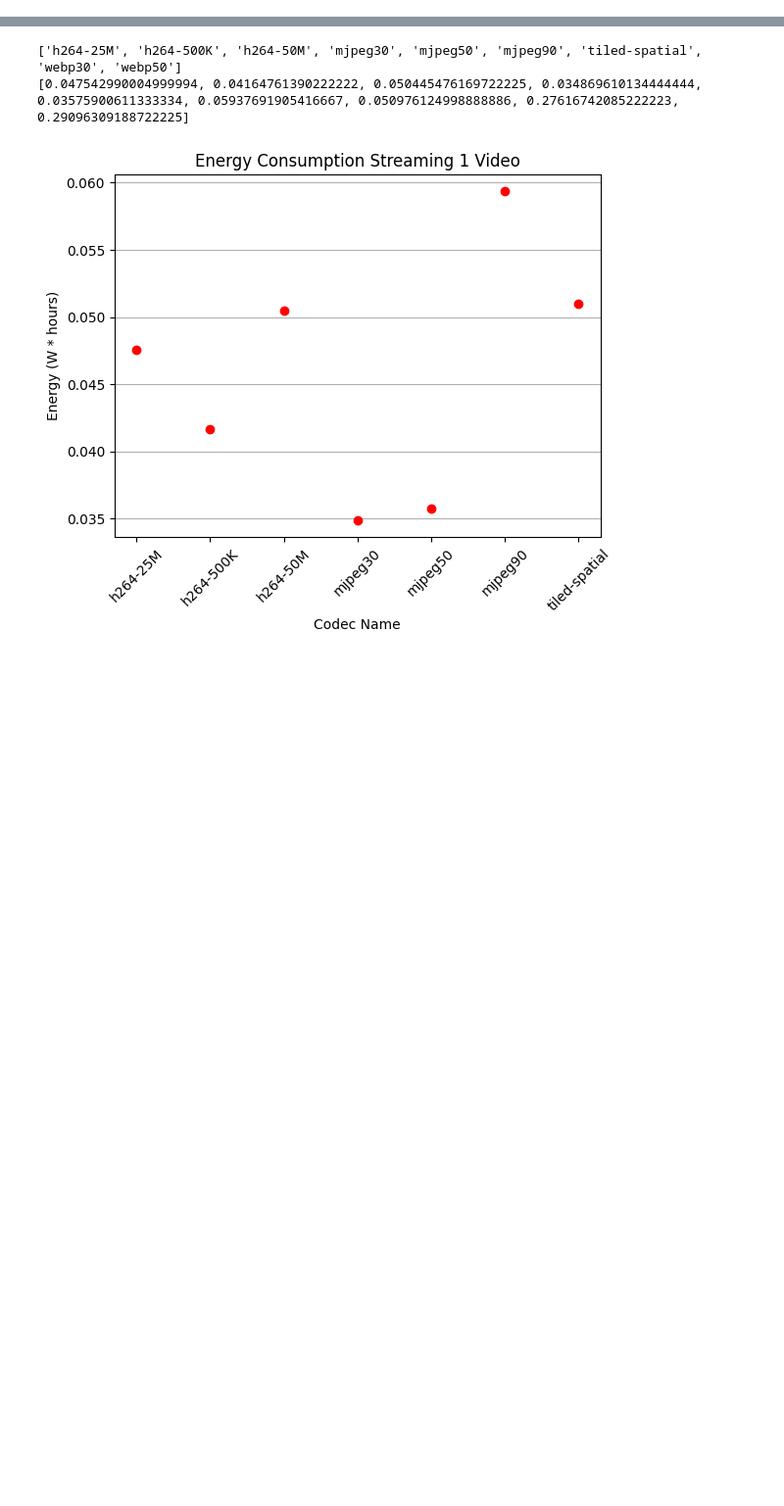
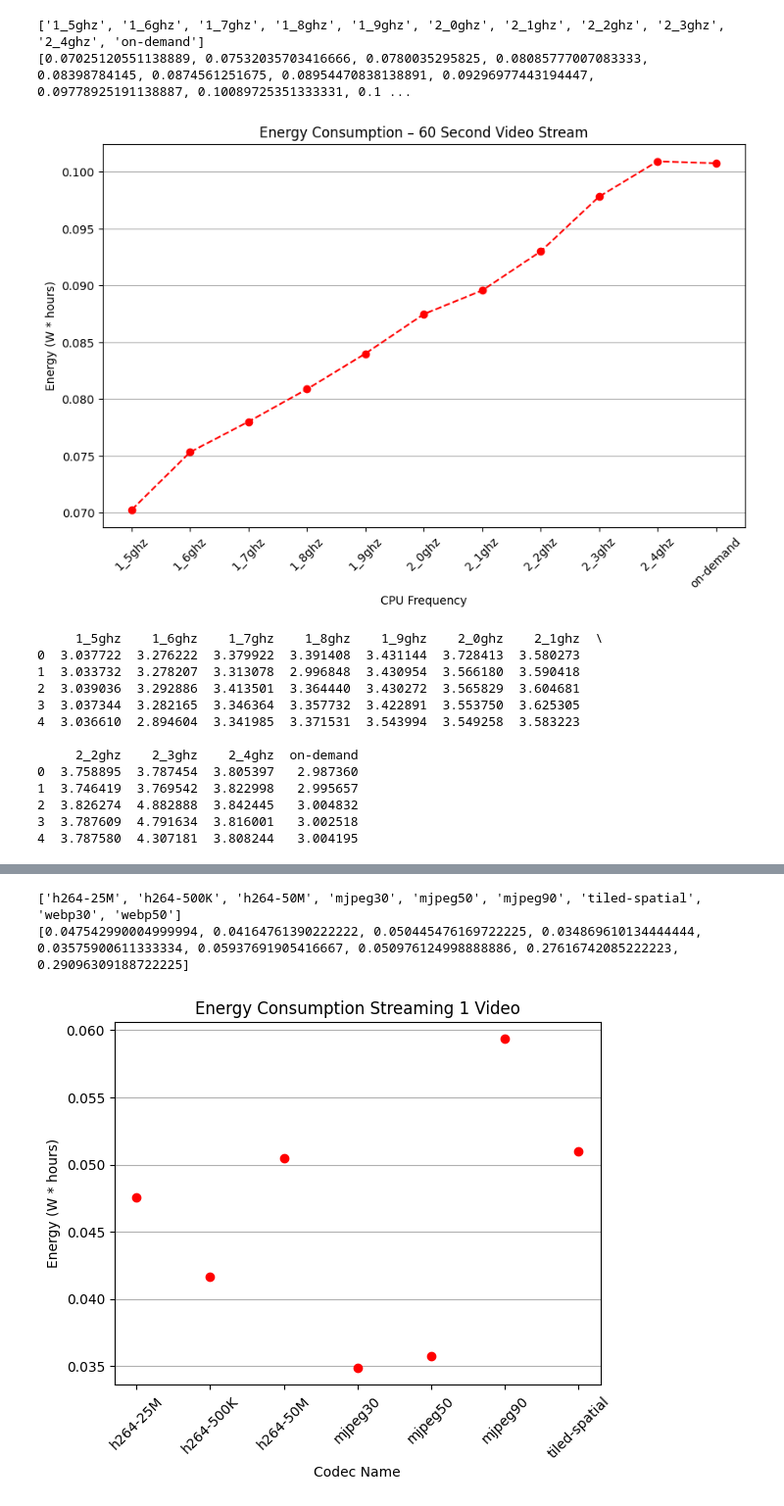
Before and after one commit to bencivjan/distributed-360-streaming, a Jupyter notebook: energy-experiments/viz.ipynb, the cells around one changed output, grey strips where cells are left out. Shown at 98% size. Drawn from its saved outputs; the diff is of its cells as text; code cells hidden in the pictures; blank space fills up the shorter version.

Commit message:
Save new graph

```diff
--- a/energy-experiments/viz.ipynb
+++ b/energy-experiments/viz.ipynb
@@ -28,3 +29,70 @@ def plot_experiment(path, title='Experiment _'):
 
     # Show the plot
     plt.show()
+# %%
+# Codec power over time (power * time)
+data_frames = []
+exp_names = []
+exp_avg_energy = []
+
+for i, file_name in enumerate(sorted(os.listdir('freq-data2')), start=1):
+    file_path = os.path.join('freq-data2', file_name)
+    data_frames.append(pd.read_excel(file_path, skiprows=range(0, 4)))
+    cur_df = data_frames[-1]
+    cur_df.columns = data_frames[-1].columns.str.strip()
+    exp_name = file_name.split('.')[0]
+    cur_df[exp_name] = cur_df['Voltage  (V)'] * cur_df['Current  (A)']
+    cur_df.drop(columns=['Time （s）', 'Voltage  (V)', 'Current  (A)'], inplace=True)
+
+    cur_df = cur_df.truncate(before=15, after=75)
+    exp_avg_energy.append(cur_df[exp_name].mean() * len(cur_df[exp_name]) / 3600)
+    exp_names.append(exp_name)
+
+print(exp_names)
+print(exp_avg_energy)
+
+plt.figure(figsize=(10, 6))
+plt.plot(exp_names, exp_avg_energy, 'ro--')
+plt.title('Energy Consumption – 60 Second Video Stream')
+plt.xticks(rotation=45)
+plt.xlabel('CPU Frequency')
+plt.ylabel('Energy (W * hours)')
+plt.grid(True, axis='y')
+
+# Show the plot
+plt.show()
+
+df = pd.concat(data_frames, axis=1)
+
+# Align experiment starting points
+print(df.head())
+
+# df = df.truncate(after=60)
+df.plot(kind='line', y=df.columns, figsize=(10, 6))
+
+# Customize the plot
+plt.title('Energy Consumption – 60 Second Video Stream')
+plt.xlabel('Time (s)')
+plt.ylabel('Power (W)')
+plt.grid(True, axis='y')
+plt.legend(title='Legend')
+
+# Show the plot
+plt.show()
+# %% [output]
+['1_5ghz', '1_6ghz', '1_7ghz', '1_8ghz', '1_9ghz', '2_0ghz', '2_1ghz', '2_2ghz', '2_3ghz', '2_4ghz', 'on-demand']
+[0.07025120551138889, 0.07532035703416666, 0.0780035295825, 0.08085777007083333, 0.08398784145, 0.0874561251675, 0.08954470838138891, 0.09296977443194447, 0.09778925191138887, 0.10089725351333331, 0.1 ...
+[figure, added]
+     1_5ghz    1_6ghz    1_7ghz    1_8ghz    1_9ghz    2_0ghz    2_1ghz  \
+0  3.037722  3.276222  3.379922  3.391408  3.431144  3.728413  3.580273
+1  3.033732  3.278207  3.313078  2.996848  3.430954  3.566180  3.590418
+2  3.039036  3.292886  3.413501  3.364440  3.430272  3.565829  3.604681
+3  3.037344  3.282165  3.346364  3.357732  3.422891  3.553750  3.625305
+4  3.036610  2.894604  3.341985  3.371531  3.543994  3.549258  3.583223
+
+     2_2ghz    2_3ghz    2_4ghz  on-demand
+0  3.758895  3.787454  3.805397   2.987360
+1  3.746419  3.769542  3.822998   2.995657
+2  3.826274  4.882888  3.842445   3.004832
+3  3.787609  4.791634  3.816001   3.002518
+4  3.787580  4.307181  3.808244   3.004195
```
Also changed, not shown: parts of 5 cells of this notebook.
